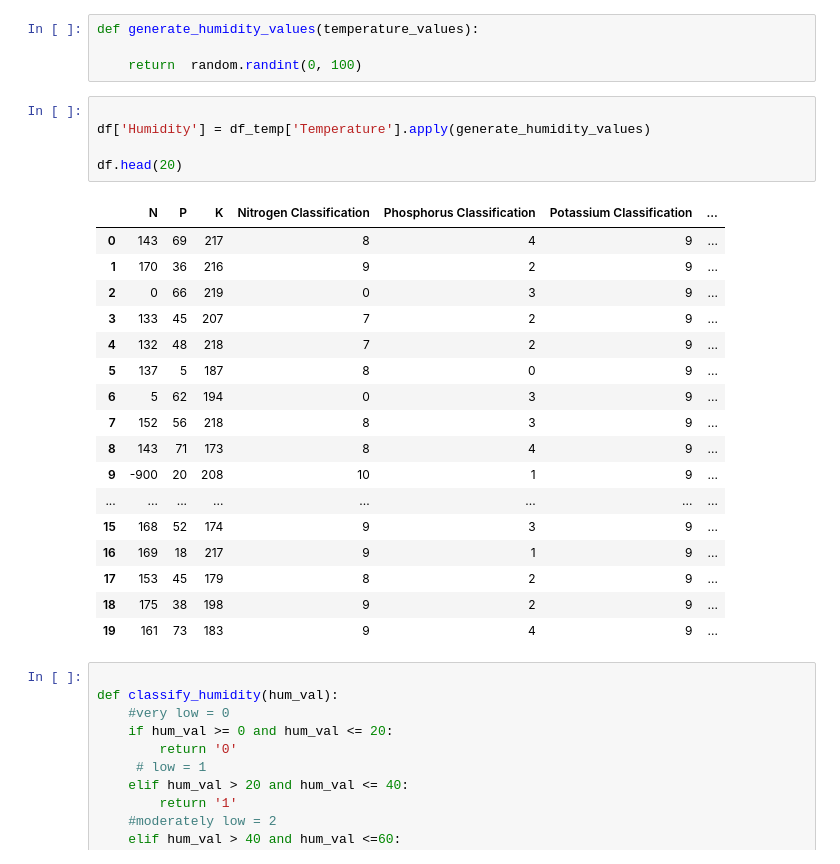
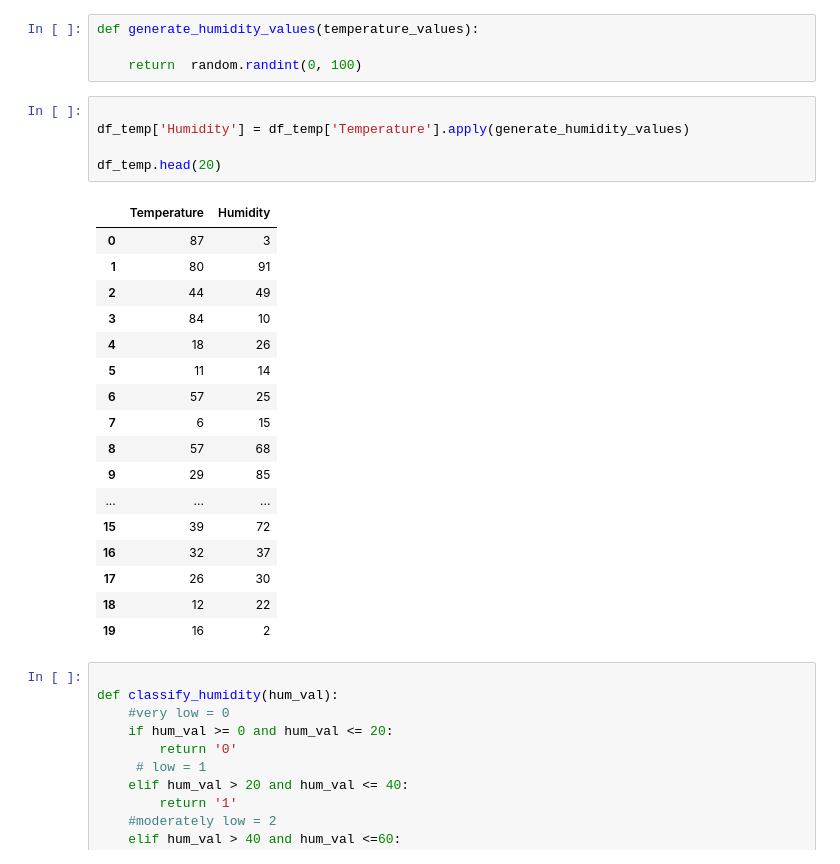
Before and after one commit to VanessaHanna05/MSD2_PROJECT, a Jupyter notebook: generateData/data_augmentation.ipynb, the cells around one changed output. Drawn from its saved outputs; the diff is of its cells as text.

```diff
--- a/generateData/data_augmentation.ipynb
+++ b/generateData/data_augmentation.ipynb
@@ -482,27 +490,27 @@ def generate_humidity_values(temperature_values):
     return  random.randint(0, 100)
 # %%
 
-df['Humidity'] = df_temp['Temperature'].apply(generate_humidity_values)
+df_temp['Humidity'] = df_temp['Temperature'].apply(generate_humidity_values)
 
-df.head(20)
+df_temp.head(20)
 # %% [output]
-|  | N | P | K | Nitrogen Classification | Phosphorus Classification | Potassium Classification | ... |
-| 0 | 143 | 69 | 217 | 8 | 4 | 9 | ... |
-| 1 | 170 | 36 | 216 | 9 | 2 | 9 | ... |
-| 2 | 0 | 66 | 219 | 0 | 3 | 9 | ... |
-| 3 | 133 | 45 | 207 | 7 | 2 | 9 | ... |
-| 4 | 132 | 48 | 218 | 7 | 2 | 9 | ... |
-| 5 | 137 | 5 | 187 | 8 | 0 | 9 | ... |
-| 6 | 5 | 62 | 194 | 0 | 3 | 9 | ... |
-| 7 | 152 | 56 | 218 | 8 | 3 | 9 | ... |
-| 8 | 143 | 71 | 173 | 8 | 4 | 9 | ... |
-| 9 | -900 | 20 | 208 | 10 | 1 | 9 | ... |
-| ... | ... | ... | ... | ... | ... | ... | ... |
-| 15 | 168 | 52 | 174 | 9 | 3 | 9 | ... |
-| 16 | 169 | 18 | 217 | 9 | 1 | 9 | ... |
-| 17 | 153 | 45 | 179 | 8 | 2 | 9 | ... |
-| 18 | 175 | 38 | 198 | 9 | 2 | 9 | ... |
-| 19 | 161 | 73 | 183 | 9 | 4 | 9 | ... |
+|  | Temperature | Humidity |
+| 0 | 87 | 3 |
+| 1 | 80 | 91 |
+| 2 | 44 | 49 |
+| 3 | 84 | 10 |
+| 4 | 18 | 26 |
+| 5 | 11 | 14 |
+| 6 | 57 | 25 |
+| 7 | 6 | 15 |
+| 8 | 57 | 68 |
+| 9 | 29 | 85 |
+| ... | ... | ... |
+| 15 | 39 | 72 |
+| 16 | 32 | 37 |
+| 17 | 26 | 30 |
+| 18 | 12 | 22 |
+| 19 | 16 | 2 |
 # %%
 
 def classify_humidity(hum_val):
```
Also changed, not shown: parts of 27 cells of this notebook, 2 other files.
